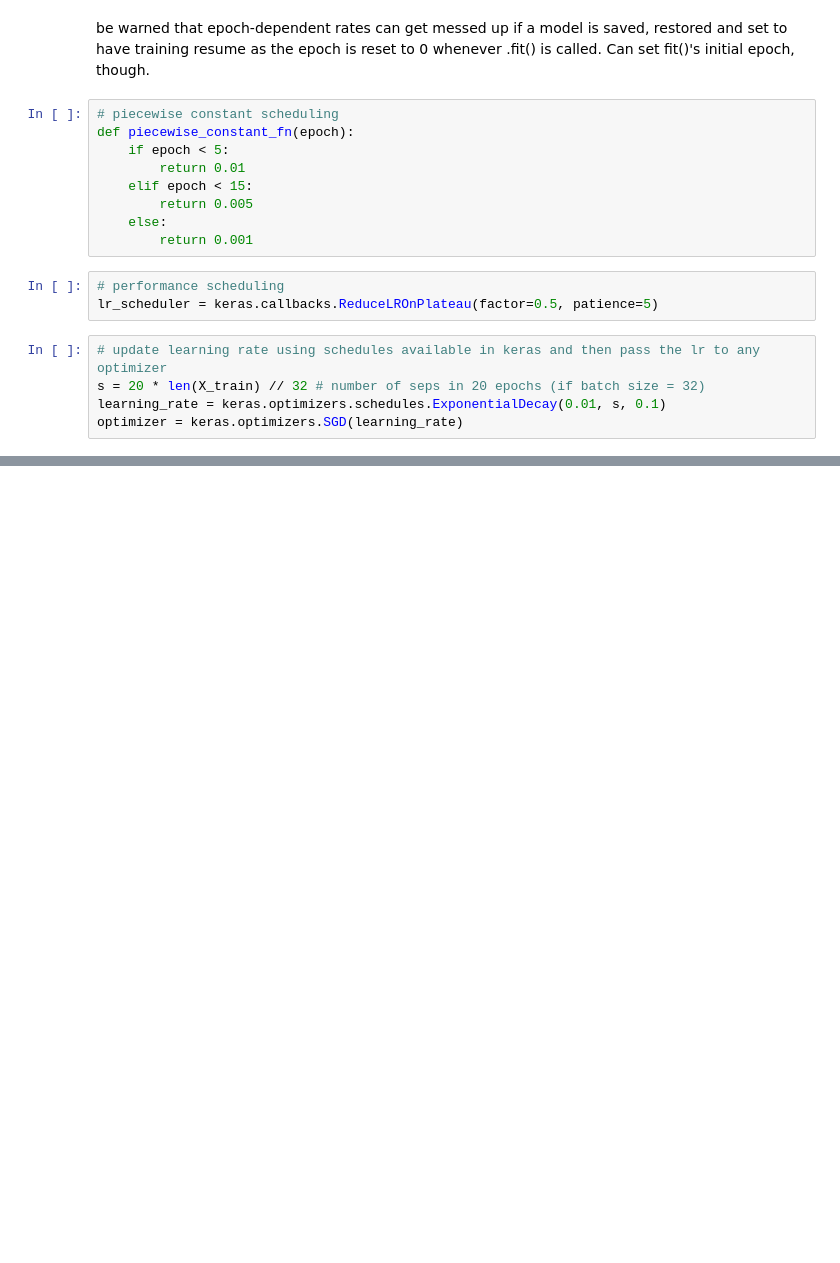
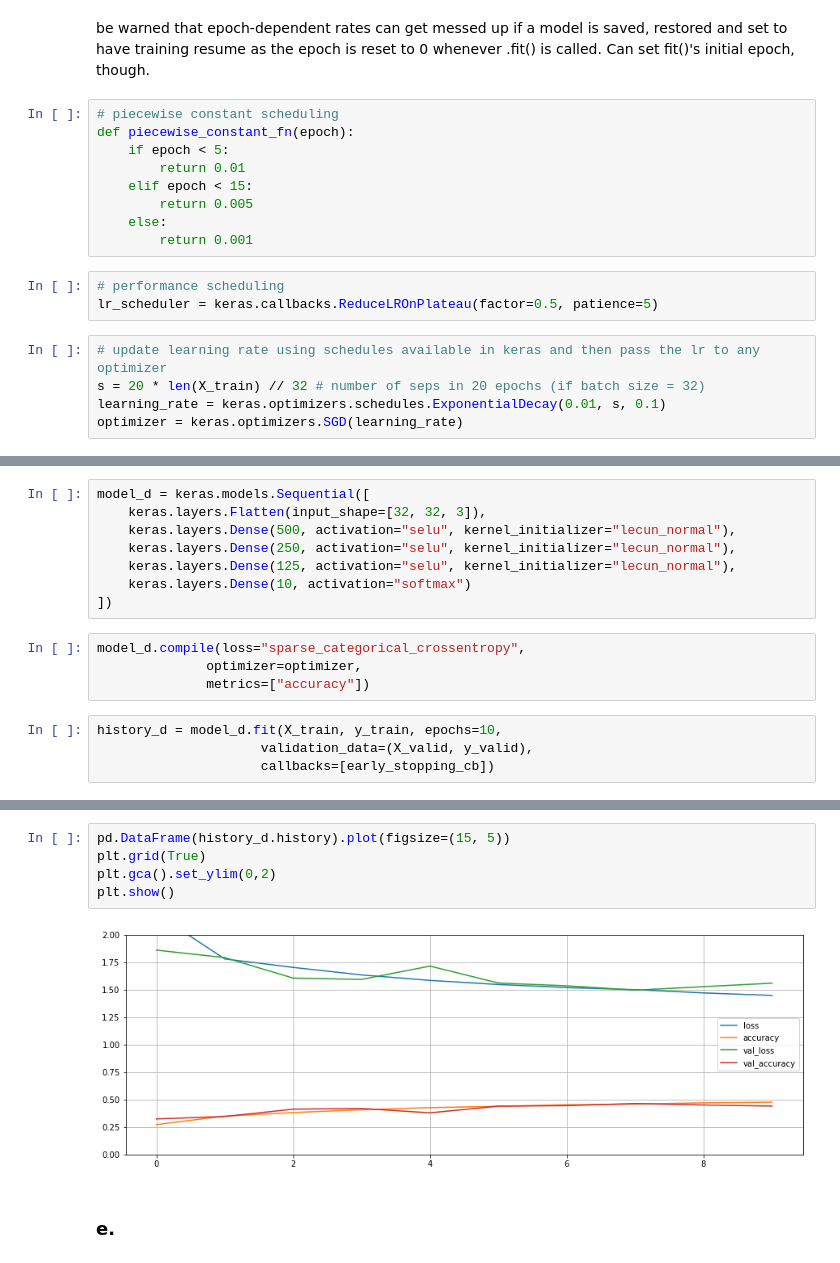
Before and after one commit to efiegel/ml-geron, a Jupyter notebook: Chapter_11_Training_Deep_Neural_Networks.ipynb, the cells around one changed output, grey strips where cells are left out. Saved outputs shown, nothing was run; the diff lists cells and outputs as text; blank space fills up the shorter version.

```diff
--- a/Chapter_11_Training_Deep_Neural_Networks.ipynb
+++ b/Chapter_11_Training_Deep_Neural_Networks.ipynb
@@ -346,0 +670,16 @@ optimizer = keras.optimizers.SGD(learning_rate)
+# %%
+model_d = keras.models.Sequential([
+    keras.layers.Flatten(input_shape=[32, 32, 3]),
+    keras.layers.Dense(500, activation="selu", kernel_initializer="lecun_normal"),
+    keras.layers.Dense(250, activation="selu", kernel_initializer="lecun_normal"),
+    keras.layers.Dense(125, activation="selu", kernel_initializer="lecun_normal"),
+    keras.layers.Dense(10, activation="softmax")
+])
+# %%
+model_d.compile(loss="sparse_categorical_crossentropy",
+              optimizer=optimizer,
+              metrics=["accuracy"])
+# %%
+history_d = model_d.fit(X_train, y_train, epochs=10,
+                     validation_data=(X_valid, y_valid),
+                     callbacks=[early_stopping_cb])
@@ -346,0 +707,9 @@ optimizer = keras.optimizers.SGD(learning_rate)
+# %%
+pd.DataFrame(history_d.history).plot(figsize=(15, 5))
+plt.grid(True)
+plt.gca().set_ylim(0,2)
+plt.show()
+# %% [output]
+[figure, added]
+# %% [markdown]
+### e.
```
Also changed, not shown: parts of 50 cells of this notebook.
